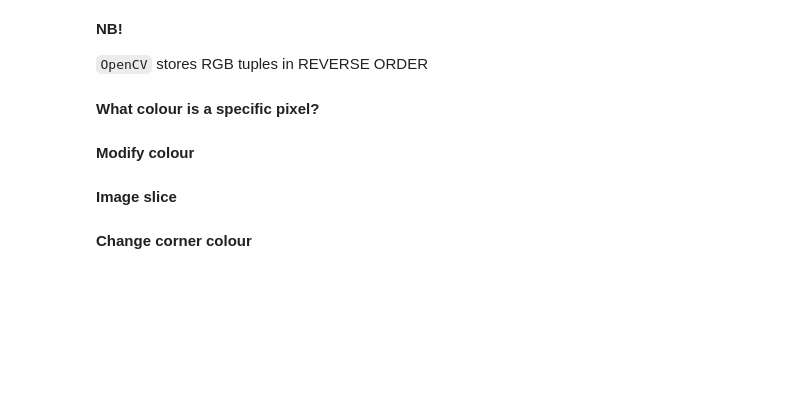
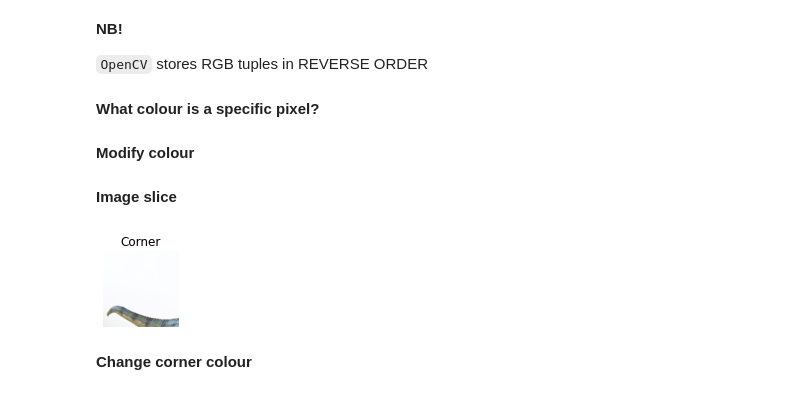
Before and after one commit to Rysias/cds-visual, a Jupyter notebook: notebooks/session1.ipynb, the cells around one changed output. Saved outputs shown, nothing was run; the diff lists cells and outputs as text; code cells hidden in the pictures; blank space fills up the shorter version.

```diff
--- a/notebooks/session1.ipynb
+++ b/notebooks/session1.ipynb
@@ -14,8 +14,8 @@ from pathlib import Path
 # scientific python tool for
 import numpy as np # creating an abbreviation to save keystrokes
 # %%
-SAMPLE_DIR = Path("../../../CDS-VIS/test_samples")
+SAMPLE_DIR = Path("../../../CDS-VIS")
 assert SAMPLE_DIR.exists()
-file_path = SAMPLE_DIR / "sample-data-01.csv"
+file_path = SAMPLE_DIR / "test_samples" / "sample-data-01.csv"
 # %%
 data = np.loadtxt(file_path, delimiter=",")
@@ -104,3 +114,7 @@ import cv2
 
 # some utility functions for plotting images
 from utils.imutils import jimshow
+# %%
+dino_file = SAMPLE_DIR / "img" / "trex.png"
+assert dino_file.exists()
+dino = cv2.imread(str(dino_file))
@@ -134,5 +152,10 @@ __What colour is a specific pixel?__
 __Modify colour__
 # %% [markdown]
 __Image slice__
+# %%
+corner = dino[:100, :100]
+jimshow(corner, "Corner")
+# %% [output]
+[figure, added]
 # %% [markdown]
 __Change corner colour__
```
Also changed, not shown: parts of 8 cells of this notebook.
